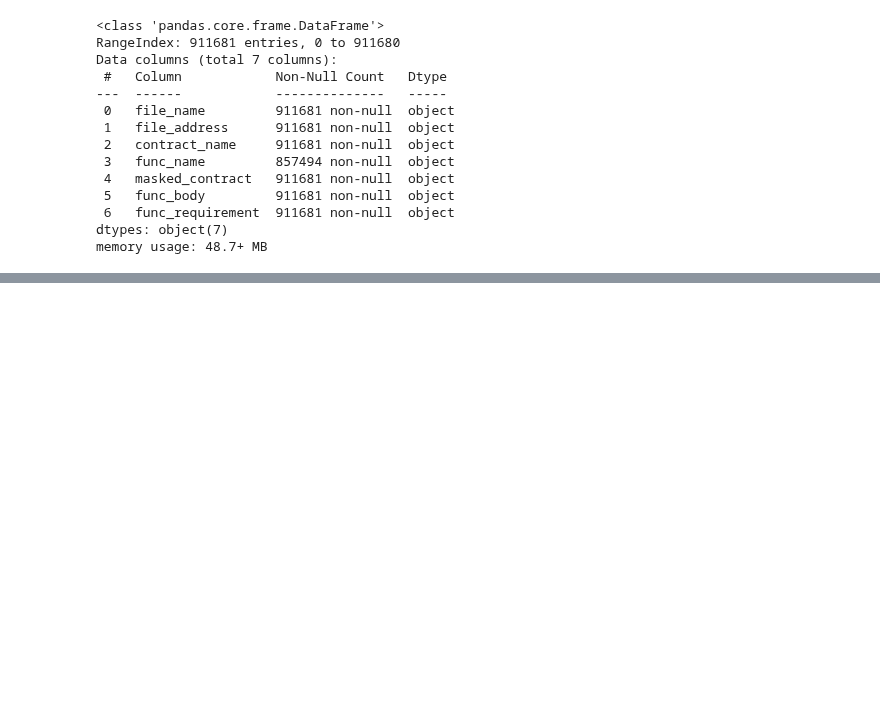
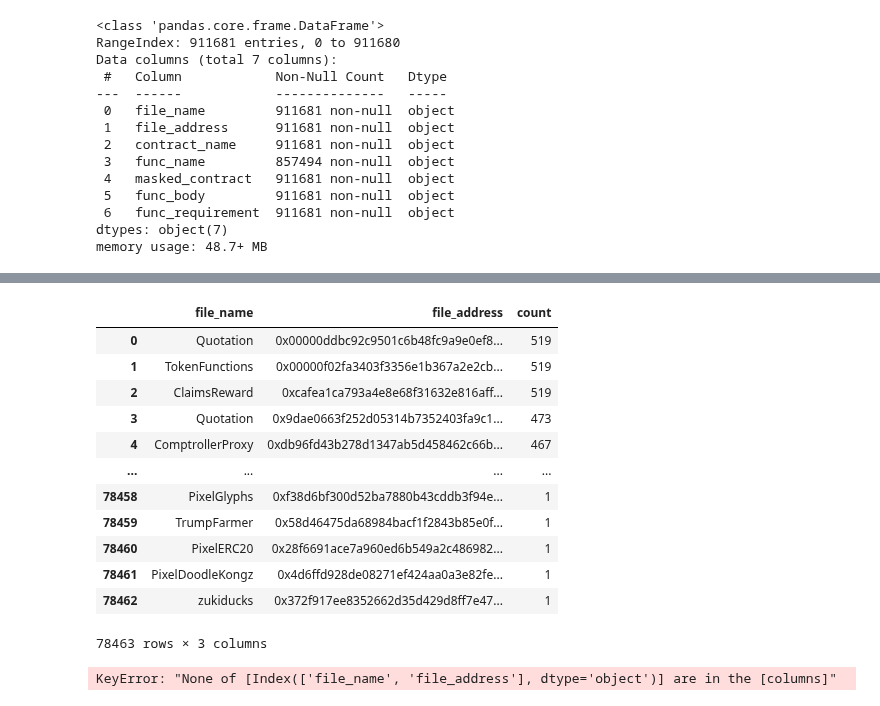
Before and after one commit to echodrift/code-generation, a Jupyter notebook: codegen.ipynb, the cells around one changed output, grey strips where cells are left out. Saved outputs shown, nothing was run; the diff lists cells and outputs as text; code cells hidden in the pictures; blank space fills up the shorter version.

```diff
--- a/codegen.ipynb
+++ b/codegen.ipynb
@@ -137,0 +215,3 @@ memory usage: 48.7+ MB
+# %%
+train_data = pd.read_parquet("./data/data/train_data.parquet", engine="fastparquet")
+train_data.info()
@@ -137,0 +249,20 @@ memory usage: 48.7+ MB
+# %%
+train_data[["file_name", "file_address"]].value_counts().reset_index(name="count")
+# %% [output]
+|  | file_name | file_address | count |
+| 0 | Quotation | 0x00000ddbc92c9501c6b48fc9a9e0ef8... | 519 |
+| 1 | TokenFunctions | 0x00000f02fa3403f3356e1b367a2e2cb... | 519 |
+| 2 | ClaimsReward | 0xcafea1ca793a4e8e68f31632e816aff... | 519 |
+| 3 | Quotation | 0x9dae0663f252d05314b7352403fa9c1... | 473 |
+| 4 | ComptrollerProxy | 0xdb96fd43b278d1347ab5d458462c66b... | 467 |
+| ... | ... | ... | ... |
+| 78458 | PixelGlyphs | 0xf38d6bf300d52ba7880b43cddb3f94e... | 1 |
+| 78459 | TrumpFarmer | 0x58d46475da68984bacf1f2843b85e0f... | 1 |
+| 78460 | PixelERC20 | 0x28f6691ace7a960ed6b549a2c486982... | 1 |
+| 78461 | PixelDoodleKongz | 0x4d6ffd928de08271ef424aa0a3e82fe... | 1 |
+| 78462 | zukiducks | 0x372f917ee8352662d35d429d8ff7e47... | 1 |
+78463 rows × 3 columns
+# %%
+test_data[["file_name", "file_address"]].value_counts().reset_index(name="count")
+# %% [output]
+KeyError: "None of [Index(['file_name', 'file_address'], dtype='object')] are in the [columns]"
```
Also changed, not shown: parts of 12 cells of this notebook, 1 other file.
